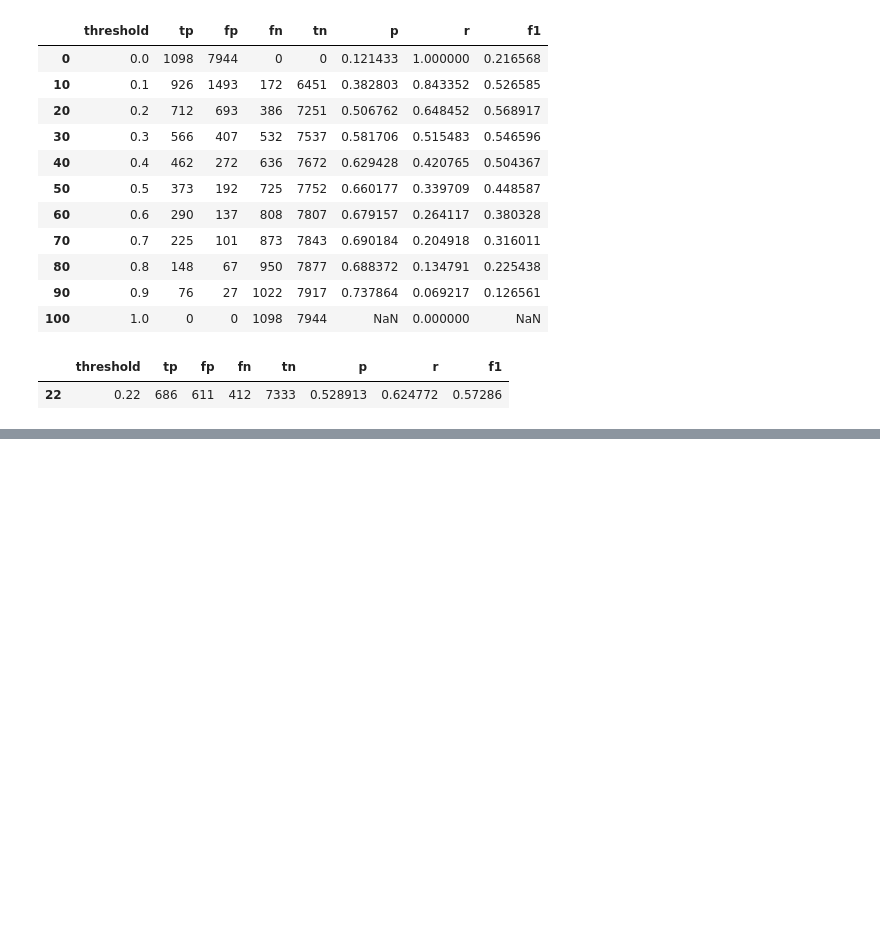
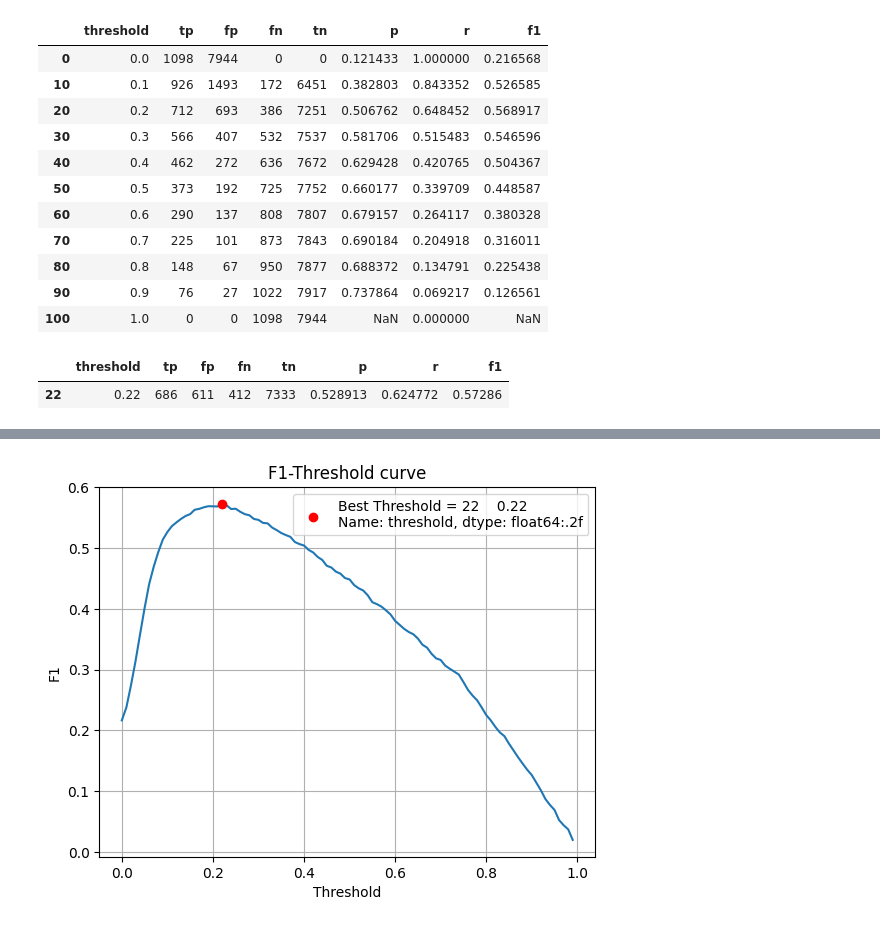
Before and after one commit to OleksiiLatypov/llm-zoomcamp, a Jupyter notebook: hw_ml_zoomcamp/hw04.ipynb, the cells around one changed output, grey strips where cells are left out. Cells and saved outputs as stored; diff of their text form; code cells hidden in the pictures; blank space fills up the shorter version.

```diff
--- a/hw_ml_zoomcamp/hw04.ipynb
+++ b/hw_ml_zoomcamp/hw04.ipynb
@@ -392,7 +445,8 @@ df_scores[::10]
 | 90 | 0.9 | 76 | 27 | 1022 | 7917 | 0.737864 | 0.069217 | 0.126561 |
 | 100 | 1.0 | 0 | 0 | 1098 | 7944 | NaN | 0.000000 | NaN |
 # %%
-df_scores[df_scores['f1'] == df_scores['f1'].max()]
+best_f1 = df_scores[df_scores['f1'] == df_scores['f1'].max()]
+best_f1
 # %% [output]
 |  | threshold | tp | fp | fn | tn | p | r | f1 |
 | 22 | 0.22 | 686 | 611 | 412 | 7333 | 0.528913 | 0.624772 | 0.57286 |
@@ -405,0 +453,13 @@ WARNING:matplotlib.legend:No artists with labels found to put in legend.  Note t
+# %%
+plt.plot(df_scores['threshold'], df_scores['f1'])
+plt.scatter(best_f1['threshold'], best_f1['f1'], color='red', label=f"Best Threshold = {best_f1['threshold']}:.2f", zorder=10)
+
+plt.xlabel('Threshold')
+
+plt.ylabel('F1')
+plt.title('F1-Threshold curve')
+plt.legend()
+plt.grid()
+plt.show()
+# %% [output]
+[figure, added]
```
Also changed, not shown: parts of 13 cells of this notebook.
